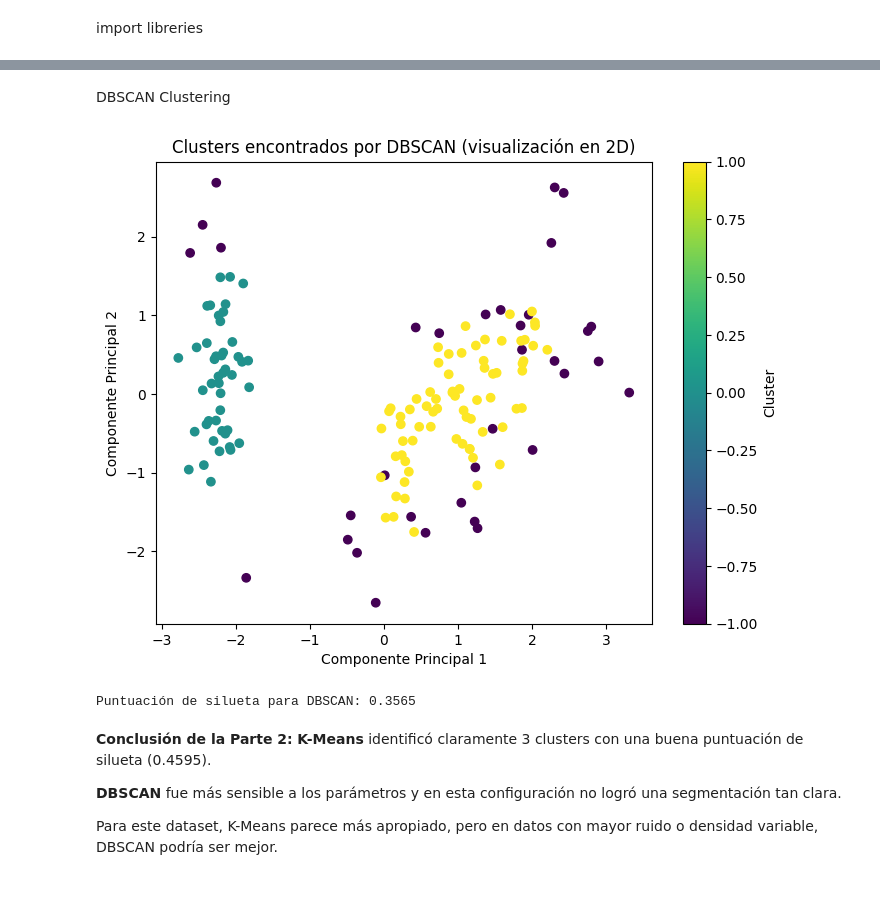
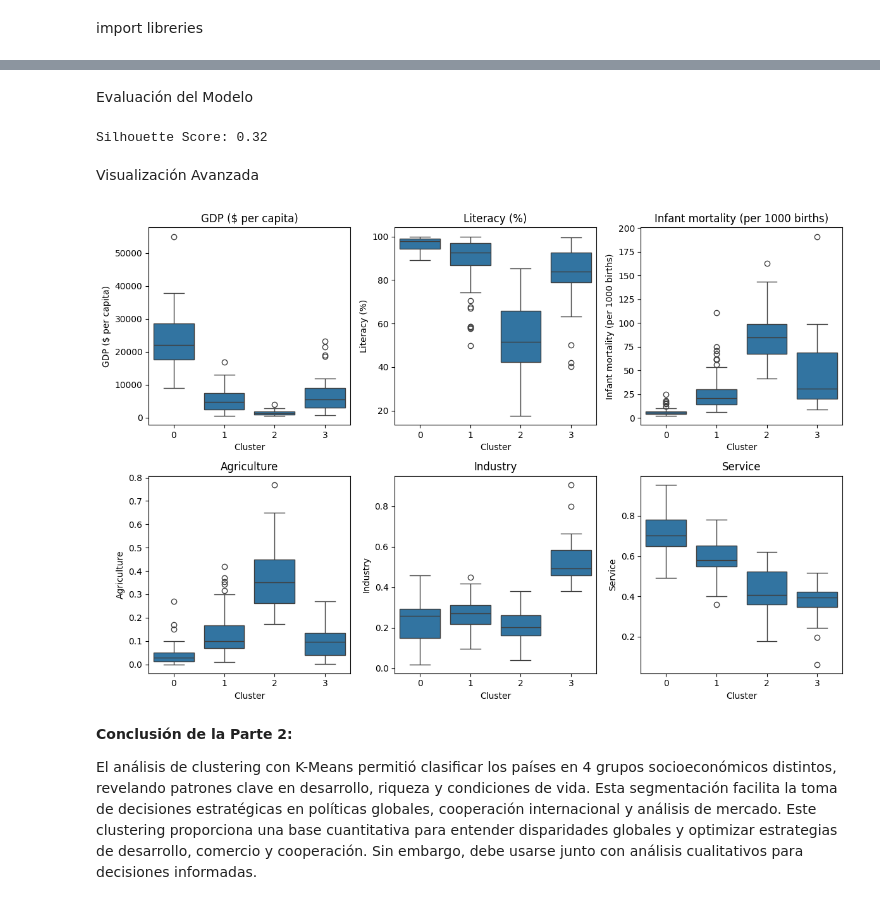
Before and after one commit to 311-23/Remedial, a Jupyter notebook: proyect/Use_case_part2.ipynb, the cells around one changed output, grey strips where cells are left out. Drawn from its saved outputs; the diff is of its cells as text; code cells hidden in the pictures.

```diff
--- a/proyect/Use_case_part2.ipynb
+++ b/proyect/Use_case_part2.ipynb
@@ -31,5 +30,10 @@ plt.show()
 # %%
-# Preprocesamiento
-scaler = StandardScaler()
-iris_scaled = scaler.fit_transform(iris_df)
+# Seleccionar features para clustering
+features = ['GDP ($ per capita)', 'Literacy (%)', 'Infant mortality (per 1000 births)',
+            'Agriculture', 'Industry', 'Service']
+X = df[features]
+# %%
+# Escalado
+scaler = StandardScaler()
+X_scaled = scaler.fit_transform(X)
 # %% [markdown]
@@ -58,13 +66,15 @@ iris_df['kmeans_cluster'] = kmeans.labels_
 # %%
-# Visualizar clusters (usando PCA para reducción dimensional)
+kmeans = KMeans(n_clusters=4, random_state=42)
+clusters = kmeans.fit_predict(X_scaled)
+df['Cluster'] = clusters
+
+# Visualización con PCA (reducción a 2D)
 pca = PCA(n_components=2)
-iris_pca = pca.fit_transform(iris_scaled)
+X_pca = pca.fit_transform(X_scaled)
 
-plt.figure(figsize=(8, 6))
-plt.scatter(iris_pca[:, 0], iris_pca[:, 1], c=iris_df['kmeans_cluster'], cmap='viridis')
-plt.title('Clusters encontrados por K-Means (visualización en 2D)')
+plt.figure(figsize=(10, 6))
+sns.scatterplot(x=X_pca[:, 0], y=X_pca[:, 1], hue=df['Cluster'], palette='viridis', s=100)
+plt.title('Clusters de Países (PCA)')
 plt.xlabel('Componente Principal 1')
-plt.ylabel('Componente Principal 2')
-plt.colorbar(label='Cluster')
-plt.show()
+plt.ylabel('Componente Principal 2');
 # %% [output]
@@ -78,34 +100,22 @@ Puntuación de silueta para K-Means: 0.4799
 # %% [markdown]
-DBSCAN Clustering
+Evaluación del Modelo
 # %%
-# Aplicar DBSCAN
-dbscan = DBSCAN(eps=0.5, min_samples=5)
-dbscan.fit(iris_scaled)
-iris_df['dbscan_cluster'] = dbscan.labels_
+score = silhouette_score(X_scaled, clusters)
+print(f"Silhouette Score: {score:.2f}")
+# %% [output]
+Silhouette Score: 0.32
+# %% [markdown]
+Visualización Avanzada
 # %%
-# Visualizar clusters
-plt.figure(figsize=(8, 6))
-plt.scatter(iris_pca[:, 0], iris_pca[:, 1], c=iris_df['dbscan_cluster'], cmap='viridis')
-plt.title('Clusters encontrados por DBSCAN (visualización en 2D)')
-plt.xlabel('Componente Principal 1')
-plt.ylabel('Componente Principal 2')
-plt.colorbar(label='Cluster')
-plt.show()
+plt.figure(figsize=(12, 8))
+for i, feature in enumerate(features, 1):
+    plt.subplot(2, 3, i)
+    sns.boxplot(x='Cluster', y=feature, data=df)
+    plt.title(feature)
+plt.tight_layout();
 # %% [output]
-[figure, old version]
+[figure, new version]
-# %%
-# Evaluar DBSCAN con puntuación de silueta (excluyendo outliers)
-if len(np.unique(dbscan.labels_)) > 1:
-    silhouette_avg = silhouette_score(iris_scaled, dbscan.labels_)
-    print(f"Puntuación de silueta para DBSCAN: {silhouette_avg:.4f}")
-else:
-    print("DBSCAN no encontró clusters significativos con estos parámetros")
-# %% [output]
-Puntuación de silueta para DBSCAN: 0.3565
 # %% [markdown]
  **Conclusión de la Parte 2:**
-**K-Means** identificó claramente 3 clusters con una buena puntuación de silueta (0.4595).
 
-**DBSCAN** fue más sensible a los parámetros y en esta configuración no logró una segmentación tan clara.
-
-Para este dataset, K-Means parece más apropiado, pero en datos con mayor ruido o densidad variable, DBSCAN podría ser mejor.
+El análisis de clustering con K-Means permitió clasificar los países en 4 grupos socioeconómicos distintos, revelando patrones clave en desarrollo, riqueza y condiciones de vida. Esta segmentación facilita la toma de decisiones estratégicas en políticas globales, cooperación internacional y análisis de mercado. Este clustering proporciona una base cuantitativa para entender disparidades globales y optimizar estrategias de desarrollo, comercio y cooperación. Sin embargo, debe usarse junto con análisis cualitativos para decisiones informadas.
```
Also changed, not shown: parts of 12 cells of this notebook, 2 other files.
